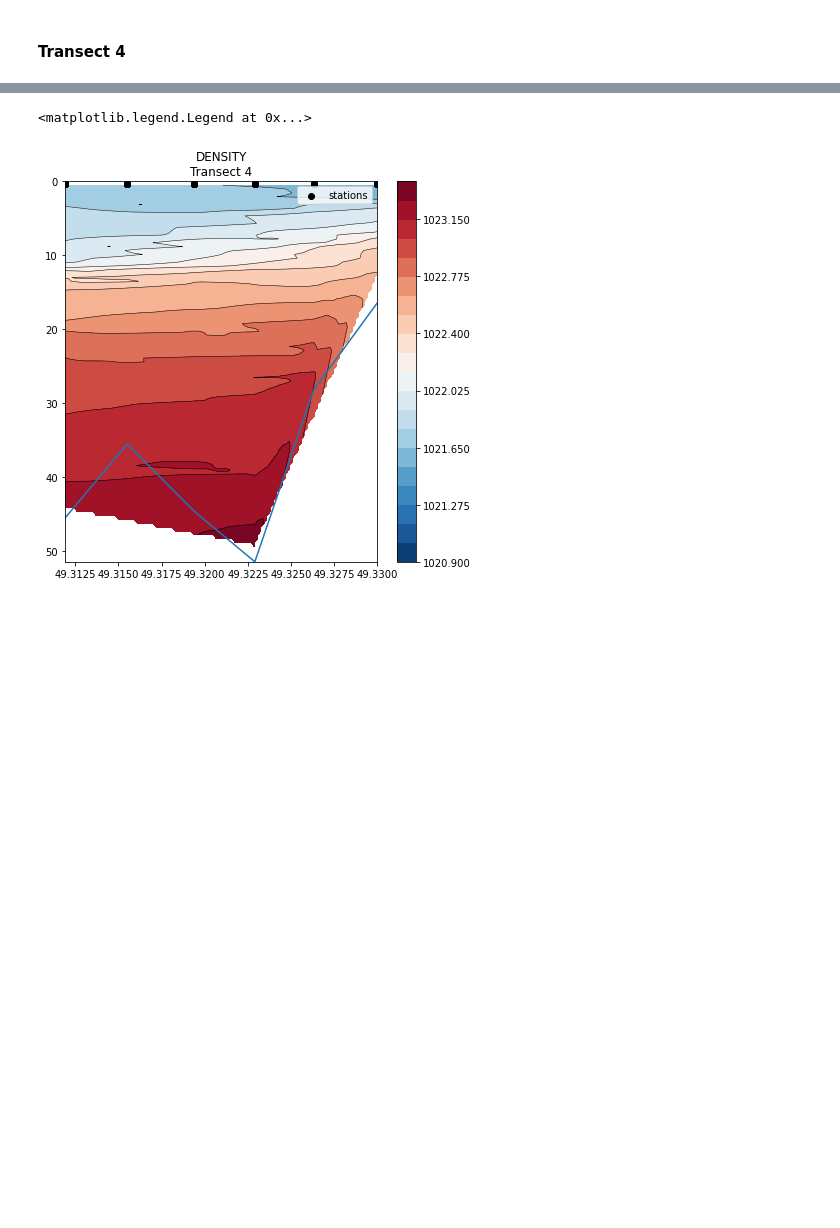
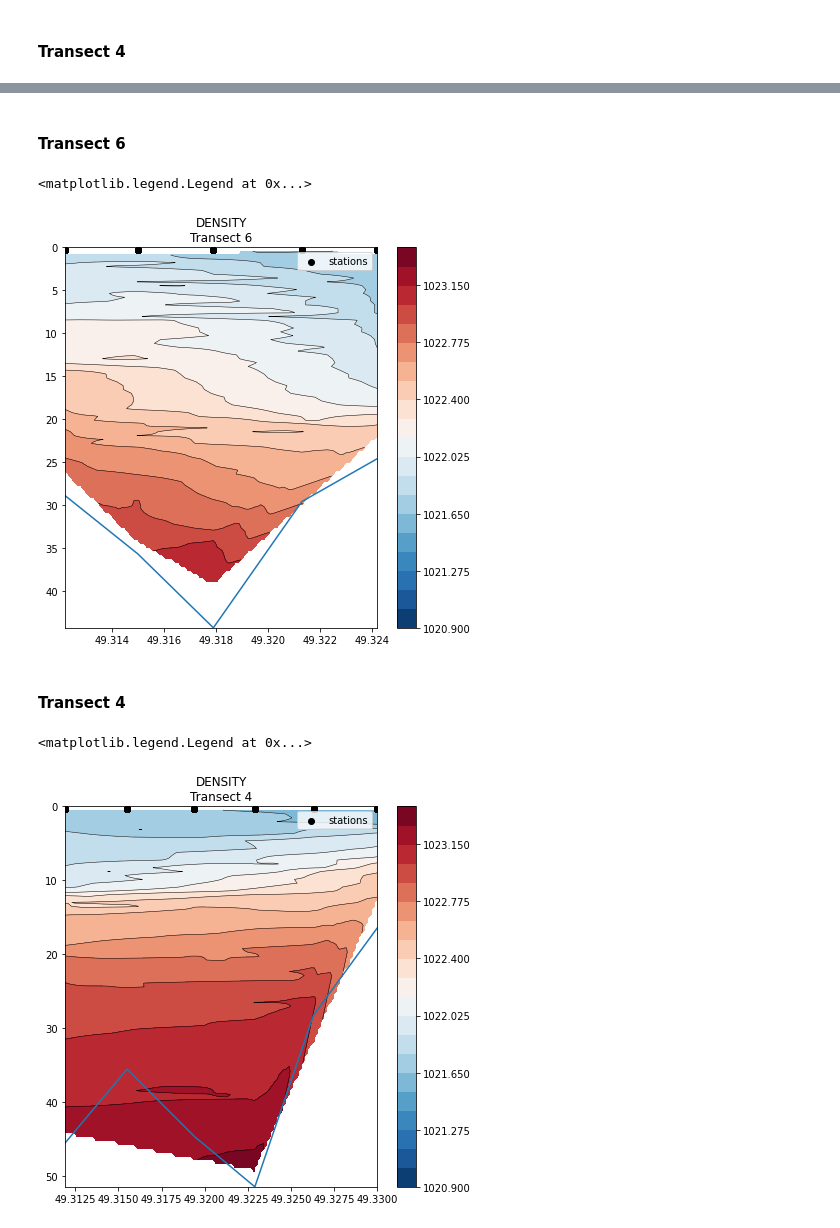
Before and after one commit to rbeutel/EOSC573, a Jupyter notebook: project/CTDanalysis.ipynb, the cells around one changed output, grey strips where cells are left out. Saved outputs shown, nothing was run; the diff lists cells and outputs as text; code cells hidden in the pictures; blank space fills up the shorter version.

```diff
--- a/project/CTDanalysis.ipynb
+++ b/project/CTDanalysis.ipynb
@@ -385,0 +330,67 @@ bottomlat = list(dict.fromkeys([df.lat[i] for i in range(len(df)) if df.transect
+# %% [markdown]
+#### Transect 6
+# %%
+salinity = [df.salinity[i] for i in range(len(df)) if df.transect[i]=='T6']
+temperature = [df.temperature[i] for i in range(len(df)) if df.transect[i]=='T6']
+density = [df.density[i] for i in range(len(df)) if df.transect[i]=='T6']
+seadepth = [df.seadepth[i] for i in range(len(df)) if df.transect[i]=='T6']
+lat = [df.lat[i] for i in range(len(df)) if df.transect[i]=='T6']
+top = [0.3 for i in range(len(df)) if df.transect[i]=='T6']
+
+bottomdepth = list(dict.fromkeys([df.depth[i] for i in range(len(df)) if df.transect[i]=='T6']))
+bottomlat = list(dict.fromkeys([df.lat[i] for i in range(len(df)) if df.transect[i]=='T6']))
+# %%
+# Create grid values first.
+ngridx = 100
+ngridy = 100
+xi = np.linspace(min(lat),max(lat), ngridx)
+yi = np.linspace(0, max(bottomdepth), ngridy)
+
+#DENSITY
+# Linearly interpolate the data (x, y) on a grid defined by (xi, yi).
+zi = griddata((lat, seadepth), density, (xi[None, :], yi[:, None]), method='linear')
+
+plt.figure(figsize=(7,7))
+plt.contour(xi, yi, zi, levels, linewidths=0.5, colors='k')
+plt.contourf(xi, yi, zi, levels, cmap="RdBu_r")
+plt.colorbar(boundaries=np.linspace(Dmin, Dmax, 21))
+#depth
+plt.plot(bottomlat, bottomdepth)
+plt.axis([min(lat),max(lat),max(bottomdepth),0])
+plt.title('DENSITY\nTransect 6')
+
+plt.scatter(lat,top, c='k', label='stations')
+plt.legend()
+
+# #SALINITY
+# # Linearly interpolate the data (x, y) on a grid defined by (xi, yi).
+# zi = griddata((lat, seadepth), salinity, (xi[None, :], yi[:, None]), method='linear')
+
+# plt.figure(figsize=(20,10))
+
+# plt.subplot(1,2,1)
+# plt.contour(xi, yi, zi, levels=14, linewidths=0.5, colors='k')
+# plt.contourf(xi, yi, zi, levels=14, cmap="RdBu_r")
+# plt.colorbar()
+# #depth
+# plt.plot(bottomlat, bottomdepth)
+# plt.axis([min(lat),max(lat),max(bottomdepth),0])
+# plt.title('SALINITY\nTransect 2b')
+
+# #TEMPERATURE
+# # Linearly interpolate the data (x, y) on a grid defined by (xi, yi).
+# zi = griddata((lat, seadepth), temperature, (xi[None, :], yi[:, None]), method='linear')
+
+# plt.subplot(1,2,2)
+# plt.contour(xi, yi, zi, levels=14, linewidths=0.5, colors='k')
+# plt.contourf(xi, yi, zi, levels=14, cmap="RdBu_r")
+# plt.colorbar()
+# #depth
+# plt.plot(bottomlat, bottomdepth)
+# plt.axis([min(lat),max(lat),max(bottomdepth),0])
+# plt.title('TEMPERATURE\nTransect 2b')
+# %% [output]
+<matplotlib.legend.Legend at 0x...>
+[figure, added]
+# %% [markdown]
+#### Transect 4
```
Also changed, not shown: parts of 27 cells of this notebook, 3 other files.
